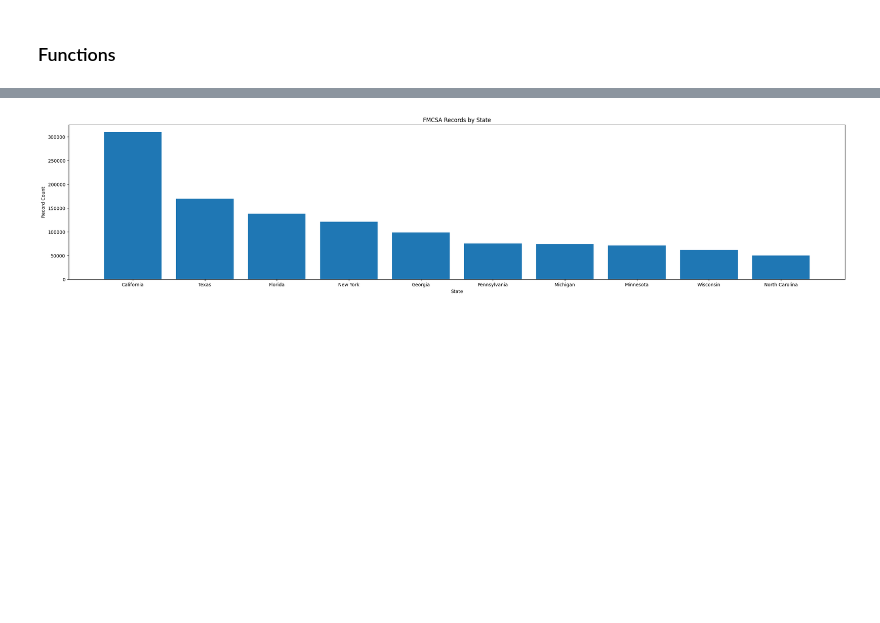
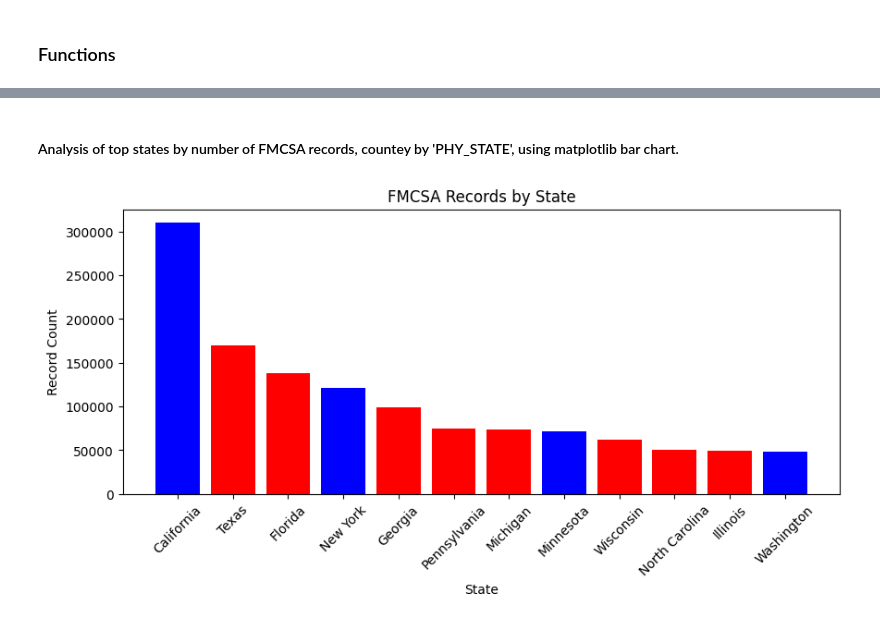
Before and after one commit to tonychoi97/fmcsa_data_analysis, a Jupyter notebook: txt_file_reader.ipynb, the cells around one changed output, grey strips where cells are left out. Cells and saved outputs as stored; diff of their text form; code cells hidden in the pictures; blank space fills up the shorter version.

```diff
--- a/txt_file_reader.ipynb
+++ b/txt_file_reader.ipynb
@@ -236,0 +214,7 @@ None
+# %%
+matplt_df = df_general.merge(df_phy_address, on = 'DOT_NUMBER', how = 'inner')
+matplt_df = matplt_df.dropna(subset = ['PHY_STATE'])
+matplt_df = matplt_df[matplt_df['PHY_COUNTRY'] == 'United States']
+matplt_df = matplt_df[~matplt_df['PHY_STATE'].isin(['Puerto Rico', 'Virgin Islands', 'Northern Marianas', 'Guam', 'American Samoa'])] # Removes rows with the following values.
+matplt_df['ADD_DATE'] = pd.to_datetime(matplt_df['ADD_DATE'])
+matplt_df = matplt_df.sort_values(by = 'PHY_STATE')
@@ -237 +223,16 @@ None
+# %%
+data = {
+    'state': list(matplt_df['PHY_STATE'].unique()),
+    # 'record_count': [matplt_df[matplt_df['PHY_STATE'] == count].shape[0] for count in matplt_df['PHY_STATE'].unique()]
+}
+data_df = pd.DataFrame(data)
+
+for i in range(2024, 2006, -1):
+    yearly_counts = []
+    for j in matplt_df['PHY_STATE'].unique():
+        count = matplt_df[(matplt_df['PHY_STATE'] == j) & (matplt_df['ADD_DATE'].dt.year == i)].shape[0]
+        yearly_counts.append(count)
+    data_df[i] = yearly_counts
+
+data_df.set_index('state', inplace = True)
 # %% [markdown]
@@ -246,15 +251,24 @@ seaborn_df = seaborn_df.sort_values(by = 'PHY_STATE')
+# %% [markdown]
+#### Analysis of top states by number of FMCSA records, countey by 'PHY_STATE', using matplotlib bar chart.
 # %%
 data = {
-    'state': list(seaborn_df['PHY_STATE'].unique()),
-    'record_count': [seaborn_df[seaborn_df['PHY_STATE'] == count].shape[0] for count in seaborn_df['PHY_STATE'].unique()]}
+    'state': list(matplt_df['PHY_STATE'].unique()),
+    'record_count': [matplt_df[matplt_df['PHY_STATE'] == count].shape[0] for count in matplt_df['PHY_STATE'].unique()]}
 data_df = pd.DataFrame(data)
-data_df = data_df.nlargest(10, 'record_count')
+data_df = data_df.nlargest(12, 'record_count')
 
-plt.bar(data_df['state'], data_df['record_count'])
+state_colors = {'California': 'blue', 'New York': 'blue', 'Minnesota': 'blue', 'Washington': 'blue',
+               'Texas': 'red', 'Florida': 'red', 'Georgia': 'red', 'Pennsylvania': 'red', 'Michigan': 'red', 'Wisconsin': 'red', 'North Carolina': 'red', 'Illinois': 'red'}
+
+assign_colors = []
+for i in data_df['state'].tolist():
+    assign_colors.append(state_colors[i])
+
+plt.bar(data_df['state'], data_df['record_count'], color = assign_colors)
 plt.title('FMCSA Records by State')
-plt.xlabel('State')
+plt.xlabel('State'), plt.xticks(rotation = 45)
 plt.ylabel('Record Count')
-plt.rcParams['figure.figsize'] = (20, 6)
+plt.rcParams['figure.figsize'] = (10, 6)
 plt.show()
 # %% [output]
-[figure, old version]
+[figure, new version]
```
Also changed, not shown: parts of 19 cells of this notebook.
